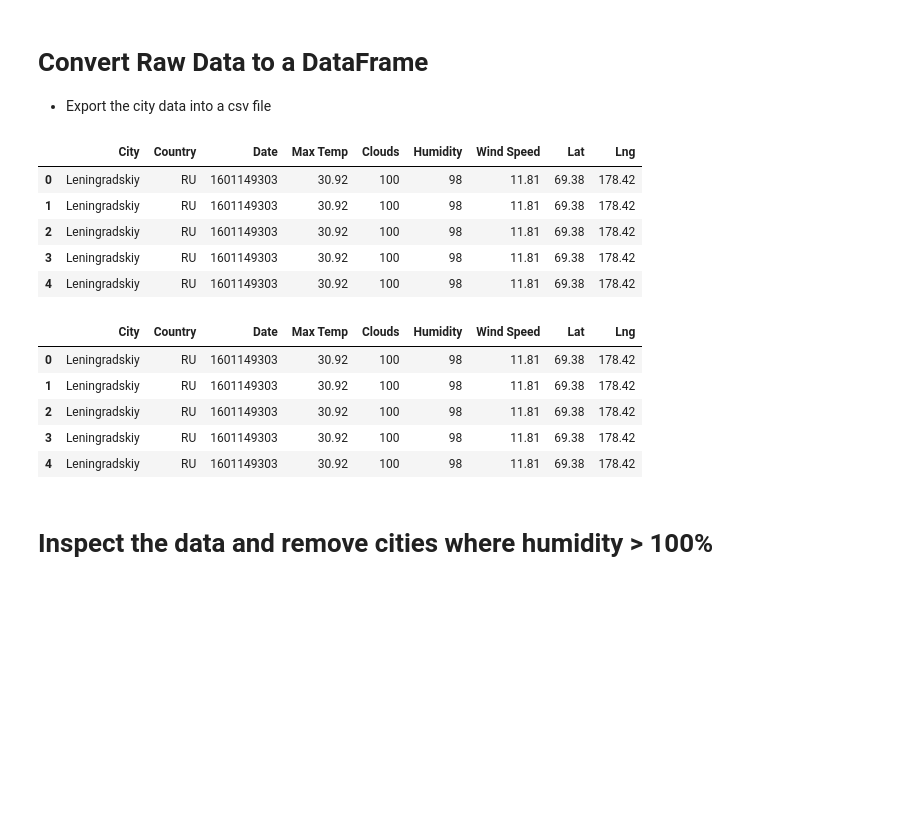
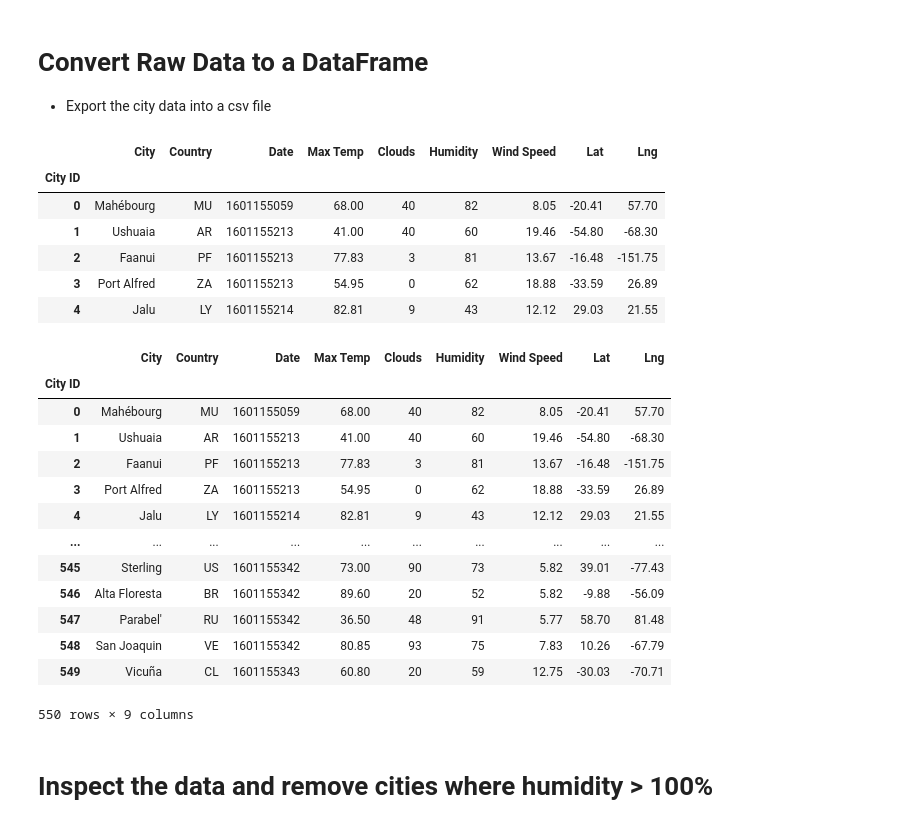
Before and after one commit to cmoeser5/City-Weather, a Jupyter notebook: WeatherPy/WeatherPy.ipynb, the cells around one changed output. Saved outputs shown, nothing was run; the diff lists cells and outputs as text; code cells hidden in the pictures; blank space fills up the shorter version.

Commit message:
add plots and city_list csv

```diff
--- a/WeatherPy/WeatherPy.ipynb
+++ b/WeatherPy/WeatherPy.ipynb
@@ -39,7 +40,7 @@ len(cities)
 * Perform a weather check on each city using a series of successive API calls
 # %%
 # Create lists for the weather findings of each city
-city_names = []
+city_name = []
 country = []
 date = []
 lat_list = []
@@ -48,27 +49,25 @@ max_temp = []
 cloudiness = []
 humidity = []
 wind_speed = []
-index_count = 0
-set_count = 1
-
-
-# Get OpenWeatherMap API
-r = requests.get(
-    "http://api.openweathermap.org/data/2.5/weather?",
-    params={
-        "units": "imperial",
-        "appid": "da28dbcc915874d3e3b890ee2e206d1a",
-        "q": city,
-    },
-).json()
+i = 1
 
 
 print("Beginning Data Retrival")
 print("-" * 30)
 
-for index, city in enumerate(cities, start=1):
+for city in cities:
+
+    r = requests.get(
+        "http://api.openweathermap.org/data/2.5/weather?",
+        params={
+            "units": "imperial",
+            "appid": "da28dbcc915874d3e3b890ee2e206d1a",
+            "q": city,
+        },
+    ).json()
+
     try:
-        city_names.append(r["name"])
+        city_name.append(r["name"])
         country.append(r["sys"]["country"])
         date.append(r["dt"])
         lat_list.append(r["coord"]["lat"])
@@ -77,12 +76,9 @@ for index, city in enumerate(cities, start=1):
         cloudiness.append(r["clouds"]["all"])
         humidity.append(r["main"]["humidity"])
         wind_speed.append(r["wind"]["speed"])
-        if index_count > 49:
-            index_count = 0
-            set_count += 1
-        else:
-            index_count += 1
-        print(f"Processing Record {index_count} of Set {set_count} : {city}")
+
+        print(f"Processing Record {i}|{city}")
+        i += 1
 
     except (KeyError, IndexError):
         print("City not found")
@@ -115,7 +111,7 @@ Data Retrieval Complete
 # Create data frame
 city_df = pd.DataFrame(
     {
-        "City": city_names,
+        "City": city_name,
         "Country": country,
         "Date": date,
         "Max Temp": max_temp,
@@ -127,25 +123,35 @@ city_df = pd.DataFrame(
     }
 )
 
+city_df = city_df.rename_axis("City ID")
 city_df.head()
 # %% [output]
 |  | City | Country | Date | Max Temp | Clouds | Humidity | Wind Speed | Lat | Lng |
-| 0 | Leningradskiy | RU | 1601149303 | 30.92 | 100 | 98 | 11.81 | 69.38 | 178.42 |
-| 1 | Leningradskiy | RU | 1601149303 | 30.92 | 100 | 98 | 11.81 | 69.38 | 178.42 |
-| 2 | Leningradskiy | RU | 1601149303 | 30.92 | 100 | 98 | 11.81 | 69.38 | 178.42 |
-| 3 | Leningradskiy | RU | 1601149303 | 30.92 | 100 | 98 | 11.81 | 69.38 | 178.42 |
-| 4 | Leningradskiy | RU | 1601149303 | 30.92 | 100 | 98 | 11.81 | 69.38 | 178.42 |
+| City ID |  |  |  |  |  |  |  |  |  |
+| 0 | Mahébourg | MU | 1601155059 | 68.00 | 40 | 82 | 8.05 | -20.41 | 57.70 |
+| 1 | Ushuaia | AR | 1601155213 | 41.00 | 40 | 60 | 19.46 | -54.80 | -68.30 |
+| 2 | Faanui | PF | 1601155213 | 77.83 | 3 | 81 | 13.67 | -16.48 | -151.75 |
+| 3 | Port Alfred | ZA | 1601155213 | 54.95 | 0 | 62 | 18.88 | -33.59 | 26.89 |
+| 4 | Jalu | LY | 1601155214 | 82.81 | 9 | 43 | 12.12 | 29.03 | 21.55 |
 # %%
 # Write out to CSV file
 city_df.to_csv("output_data/city_list.csv")
-city_df.head()
+city_df
 # %% [output]
 |  | City | Country | Date | Max Temp | Clouds | Humidity | Wind Speed | Lat | Lng |
-| 0 | Leningradskiy | RU | 1601149303 | 30.92 | 100 | 98 | 11.81 | 69.38 | 178.42 |
-| 1 | Leningradskiy | RU | 1601149303 | 30.92 | 100 | 98 | 11.81 | 69.38 | 178.42 |
-| 2 | Leningradskiy | RU | 1601149303 | 30.92 | 100 | 98 | 11.81 | 69.38 | 178.42 |
-| 3 | Leningradskiy | RU | 1601149303 | 30.92 | 100 | 98 | 11.81 | 69.38 | 178.42 |
-| 4 | Leningradskiy | RU | 1601149303 | 30.92 | 100 | 98 | 11.81 | 69.38 | 178.42 |
+| City ID |  |  |  |  |  |  |  |  |  |
+| 0 | Mahébourg | MU | 1601155059 | 68.00 | 40 | 82 | 8.05 | -20.41 | 57.70 |
+| 1 | Ushuaia | AR | 1601155213 | 41.00 | 40 | 60 | 19.46 | -54.80 | -68.30 |
+| 2 | Faanui | PF | 1601155213 | 77.83 | 3 | 81 | 13.67 | -16.48 | -151.75 |
+| 3 | Port Alfred | ZA | 1601155213 | 54.95 | 0 | 62 | 18.88 | -33.59 | 26.89 |
+| 4 | Jalu | LY | 1601155214 | 82.81 | 9 | 43 | 12.12 | 29.03 | 21.55 |
+| ... | ... | ... | ... | ... | ... | ... | ... | ... | ... |
+| 545 | Sterling | US | 1601155342 | 73.00 | 90 | 73 | 5.82 | 39.01 | -77.43 |
+| 546 | Alta Floresta | BR | 1601155342 | 89.60 | 20 | 52 | 5.82 | -9.88 | -56.09 |
+| 547 | Parabel' | RU | 1601155342 | 36.50 | 48 | 91 | 5.77 | 58.70 | 81.48 |
+| 548 | San Joaquin | VE | 1601155342 | 80.85 | 93 | 75 | 7.83 | 10.26 | -67.79 |
+| 549 | Vicuña | CL | 1601155343 | 60.80 | 20 | 59 | 12.75 | -30.03 | -70.71 |
+550 rows × 9 columns
 # %% [markdown]
 # Inspect the data and remove cities where humidity > 100%
 # %%
```
Also changed, not shown: parts of 9 cells of this notebook, 3 other files.
